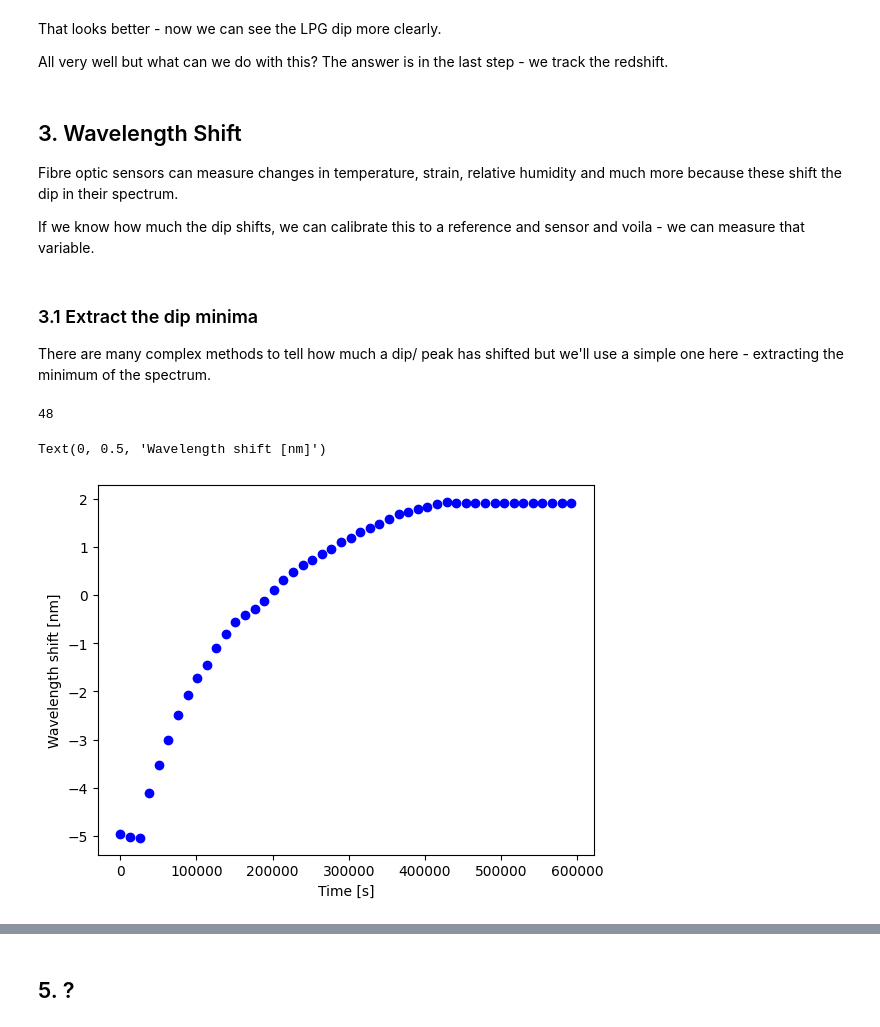
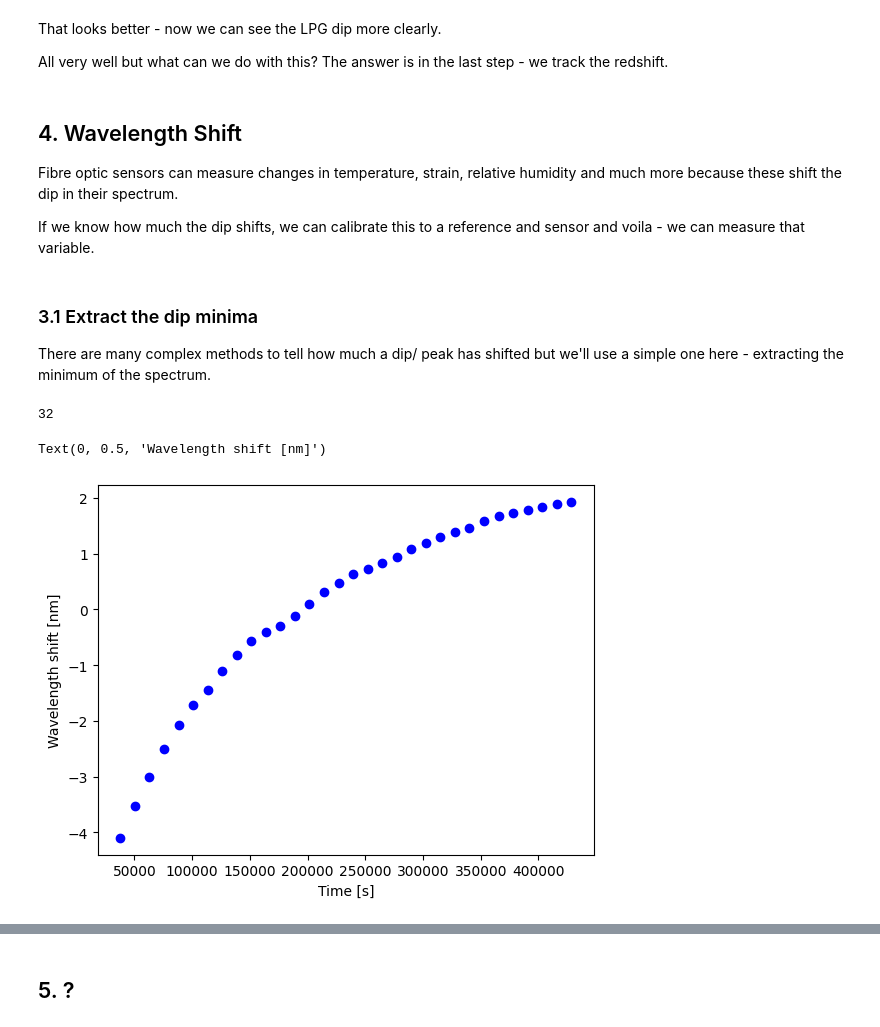
Before and after one commit to rsamconn/Fibre-optics-demo, a Jupyter notebook: fibre-demo.ipynb, the cells around one changed output, grey strips where cells are left out. Drawn from its saved outputs; the diff is of its cells as text; code cells hidden in the pictures.

```diff
--- a/fibre-demo.ipynb
+++ b/fibre-demo.ipynb
@@ -195,14 +200,21 @@ We want only the data recorded during irradiation.
 # %%
-# Convert the start time to a datetime object
+# Find the time difference between first spectra and the irradiation start time
 spectra_start_time = datetime.strptime('06-SEP-2023 13.10.49', '%d-%b-%Y %H.%M.%S')
-# Find the difference in seconds between spectra_start_time and the first irradiation time
 first_irradiation_time = irradiation_df_clean['datetime'].iloc[0]
 time_difference = (first_irradiation_time - spectra_start_time).total_seconds()
-print(f"Time difference between first irradiation and spectra start time: {time_difference} seconds ({time_difference / 3600:.2f} hours)")
+print(f"Time between first recorded spectra and start of irradiation: {time_difference:.0f} s ({time_difference / 3600:.1f} hours)")
+# Find the times.txt point closest to the irradiation start time
+closest_first_time_index = np.argmin(np.abs(times - time_difference))
+closest_time = times[closest_first_time_index]
+print(f"Closest spectra to irradiation start at: step {closest_first_time_index}")
 
-# Find the difference in seconds between the last spectra time and the last irradiation time
+# Find the time difference between last spectra and the irradiation end time
 last_irradiation_time = irradiation_df_clean['datetime'].iloc[-1]
 last_spectra_time = spectra_start_time + pd.to_timedelta(times[-1], unit='s')
 last_time_difference = (last_spectra_time - last_irradiation_time).total_seconds()
-print(f"Time difference between last irradiation and last spectra time: {last_time_difference} seconds ({last_time_difference / 3600:.2f} hours)")
+print(f"Time between end of irradiation and last recorded spectra: {last_time_difference:.0f} s ({last_time_difference / 3600:.1f} hours)")
+# Find the times.txt point closest to the irradiation end time
+closest_last_time_index = np.argmin(np.abs(times - times[-1] + last_time_difference))
+closest_last_time = times[closest_last_time_index]
+print(f"Closest spectra to irradiation end at: step {closest_last_time_index}")
 # %% [output]
@@ -230,6 +229,4 @@ So we can reduce our time and spectra data to just the steps 3-34.
 # %%
 # Cut the spectra and times data to only include the steps 3-34
-start_index = 2  # Step 3 corresponds to index 2
-end_index = 33   # Step 34 corresponds to index 33
-spectra_cut = spectra[start_index:end_index + 1, :]
-times_cut = times[start_index:end_index + 1]
+spectra_cut = spectra[closest_first_time_index:closest_last_time_index + 1, :]
+times_cut = times[closest_first_time_index:closest_last_time_index + 1]
@@ -341,7 +337,7 @@ That looks better - now we can see the LPG dip more clearly.
 
 All very well but what can we do with this? The answer is in the last step - we track the redshift.
 # %% [markdown]
-## 3. Wavelength Shift
+## 4. Wavelength Shift
 Fibre optic sensors can measure changes in temperature, strain, relative humidity and much more because these shift the dip in their spectrum.
 
 If we know how much the dip shifts, we can calibrate this to a reference and sensor and voila - we can measure that variable.
@@ -366,16 +362,16 @@ def extract_spectra_minima(spectral_data, wavelength_data):
 # %%
 rebaselined_minima = extract_spectra_minima(rebaselined_spectra, wavelengths_LPG_only)
 # %% [output]
-48
+32
 # %%
 first_minimum = rebaselined_minima[0][0]
 wavlength_shift = rebaselined_minima[0] - first_minimum
-plt.scatter(times, rebaselined_minima[1], c='blue', label='Rebaselined Spectrum at Wavelength 1460 nm')
+plt.scatter(times_cut, rebaselined_minima[1], c='blue', label='Rebaselined Spectrum at Wavelength 1460 nm')
 plt.xlabel('Time [s]')
 plt.ylabel('Wavelength shift [nm]')
 # %% [output]
 Text(0, 0.5, 'Wavelength shift [nm]')
-[figure, old version]
+[figure, new version]
 # %%
 # Plot the minima vs time
 def plot_minima_vs_time(minima, time_data, title="Spectra Minima vs Time"):
```
Also changed, not shown: parts of 23 cells of this notebook.
